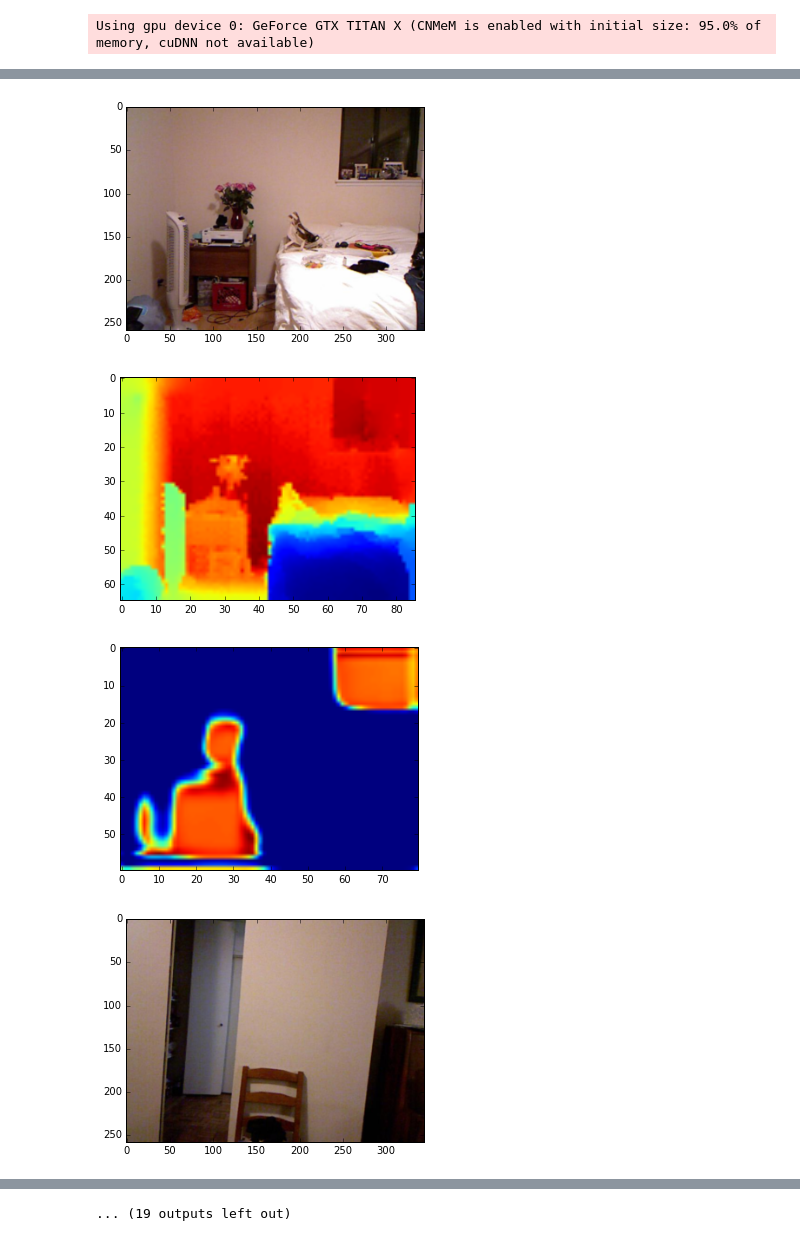
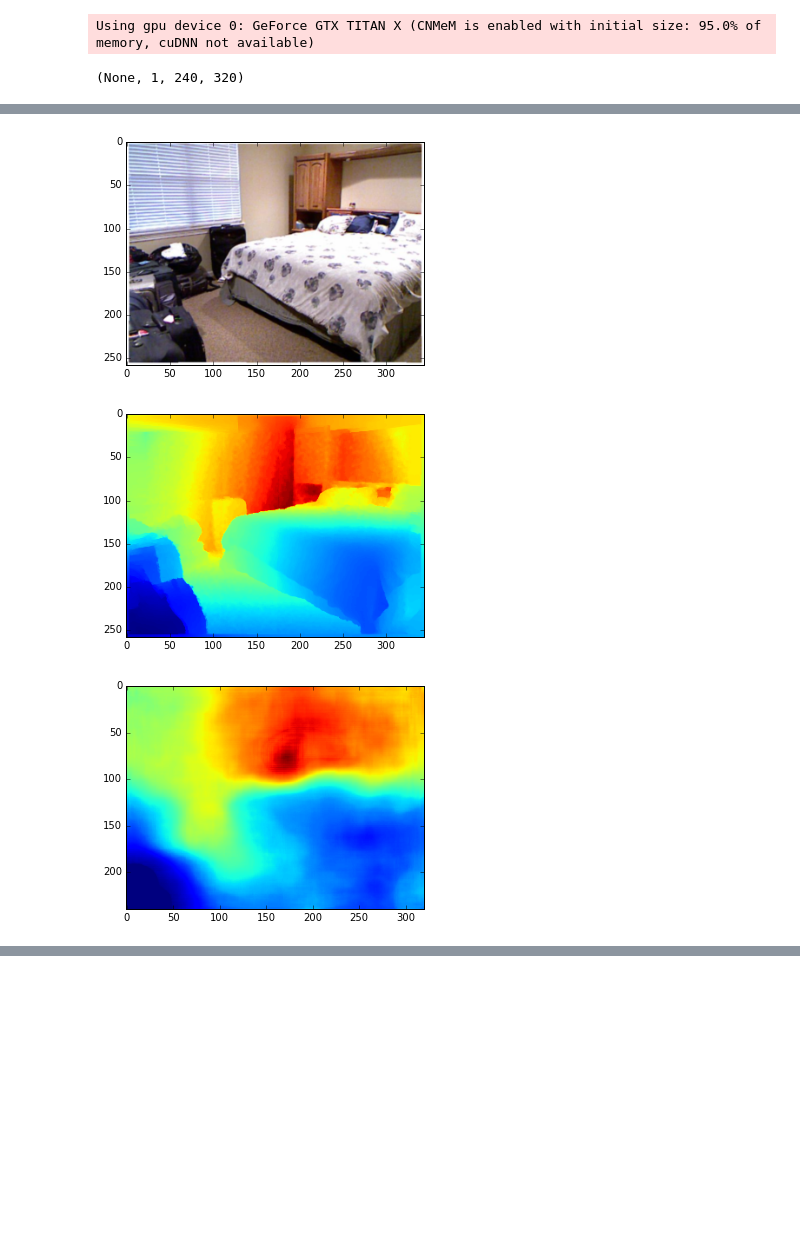
Before and after one commit to sebastian-schlecht/im2vol, a Jupyter notebook: experiments/infer.ipynb, the cells around one changed output, grey strips where cells are left out. Drawn from its saved outputs; the diff is of its cells as text; code cells hidden in the pictures; blank space fills up the shorter version.

Commit message:
Residual unet - v1

```diff
--- a/experiments/infer.ipynb
+++ b/experiments/infer.ipynb
@@ -12,9 +12,9 @@ from networks import vnet, d_rs_stack_1, d_rs_stack_2
 Using gpu device 0: GeForce GTX TITAN X (CNMeM is enabled with initial size: 95.0% of memory, cuDNN not available)
 # %%
 f = h5py.File("../data/nyu_depth_combined_vnet2.hdf5")
-images = np.array(f["images"][0:100]).astype(np.float32)
+images = np.array(f["images"][0:]).astype(np.float32)
 images_orig = images.copy().astype(np.uint8)
-depths = np.array(f["depths"][0:100]).astype(np.float32)
+depths = np.array(f["depths"][0:]).astype(np.float32)
 mean = np.load("../data/nyu_depth_combined_vnet2.npy").astype(np.float32)
 
 for i in range(images.shape[0]):
@@ -22,13 +22,13 @@ for i in range(images.shape[0]):
 
 
 in_ = T.tensor4("in")
-inp, net = d_rs_stack_1(in_)
+net = residual_unet(in_)
 #net = d_rs_stack_2(inp, net)
 
 exp = lasagne.layers.get_output(net, deterministic=True)
 
 # load network weights from model file
-model = "../data/rs_stack_1_tukey_epoch_100.npz"
+model = "../data/resunet_epoch_200.npz"
 # model = "../data/rs_stack_2_spatial_grad_epoch_300.npz"
 
 with np.load(model) as f:
@@ -36,23 +36,25 @@ with np.load(model) as f:
 lasagne.layers.set_all_param_values(net, param_values)
 
 f = theano.function([in_], exp)
+# %% [output]
+(None, 1, 240, 320)
 # %%
 %matplotlib inline
 import matplotlib.pyplot as plt
 mm = []
-for idx in range(10):
+for idx in range(len(images)):
     sample = images[idx,:,9:9+240, 12:12+320].astype(np.float32)
-    ds = 4
+    ds = 1
     r = f(sample.reshape((-1,3,240,320)))
     r = np.exp(r)
-    if idx % 1 == 0:
+    if idx % 100 == 0:
         plt.imshow(images_orig[idx].astype(np.uint8).transpose((1,2,0)))
         plt.show()
         plt.imshow(depths[idx,::ds,::ds])
         plt.show()
         plt.imshow(r[0].squeeze())
         plt.show()
-    m = np.mean(((depths[idx,9:9+240:ds, 12:12+320:ds]) - (r.squeeze())) ** 2)
+    m = ((depths[idx,9:9+240:ds, 12:12+320:ds]) - (r.squeeze())) ** 2
     mm.append(m)
 print np.array(mm).mean()
 # %% [output]
@@ -62,4 +64,3 @@ print np.array(mm).mean()
-[figure, old version]
+[figure, new version]
-[figure, old version]
+[figure, new version]
-[figure, old version]
+[figure, new version]
-[figure, removed]
@@ -71,4 +67,3 @@ print np.array(mm).mean()
-... (19 outputs left out)
 # %%
 import numpy
 def smooth(x,window_len=11,window='hanning'):
```
Also changed, not shown: parts of 3 cells of this notebook, 4 other files.
